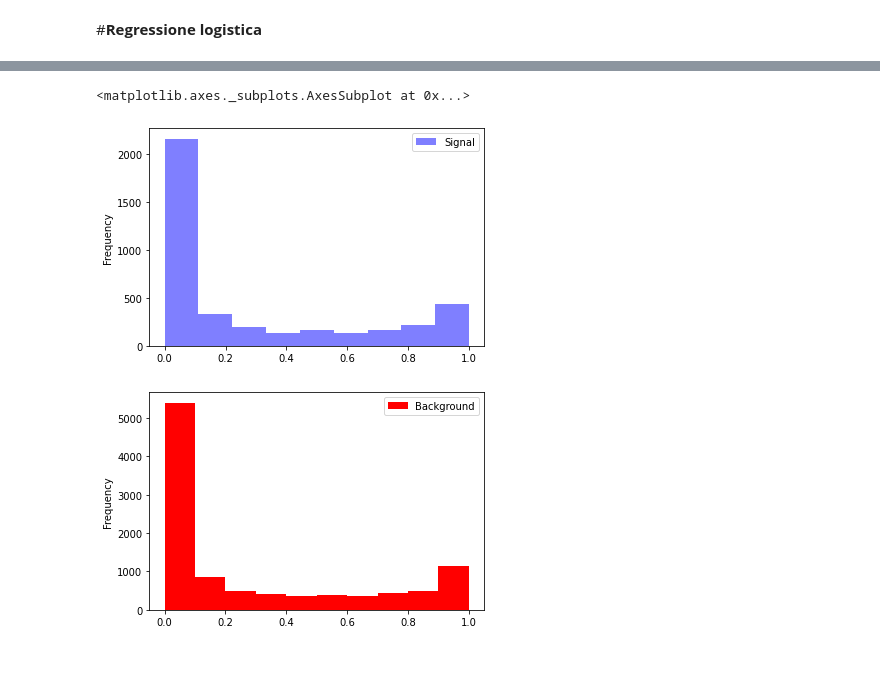
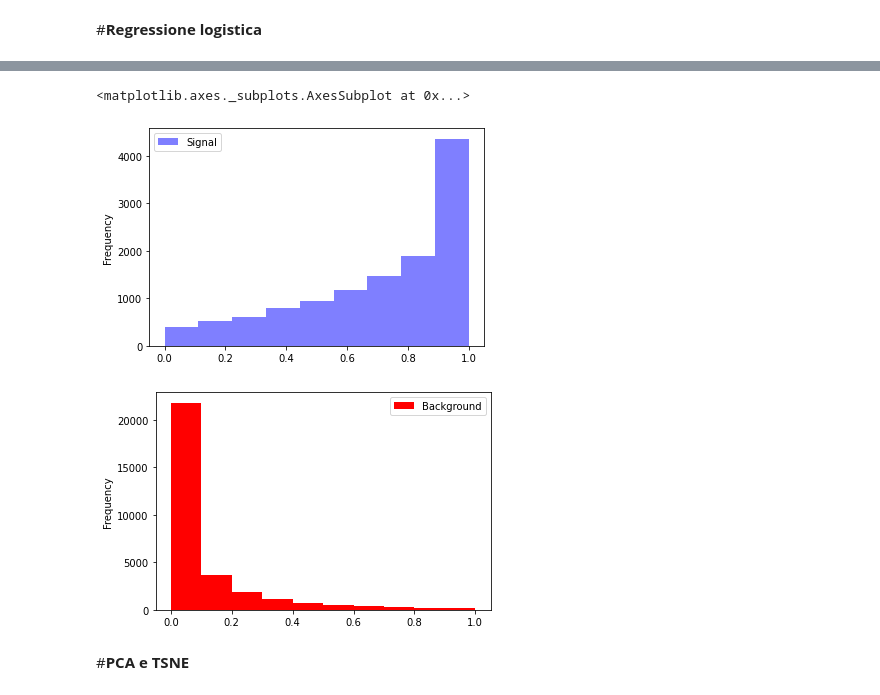
Before and after one commit to PaoDeV99/ML_Progetto1_G72, a Jupyter notebook: p1_g72_gboost.ipynb, the cells around one changed output, grey strips where cells are left out. Drawn from its saved outputs; the diff is of its cells as text; code cells hidden in the pictures; blank space fills up the shorter version.

```diff
--- a/p1_g72_gboost.ipynb
+++ b/p1_g72_gboost.ipynb
@@ -180,15 +185,16 @@ Confusion matrix:
 # %%
 # grafico delle probabilità delle due classi:
-logreg_prob = logreg.predict_proba(x_test)
-#Signal = df_test.iloc[:,0:1]
+y_test = pd.Series(y_test).values
+df_test_acc = pd.DataFrame({'PROB':logreg_prob[:,1]})
+df_test_acc['SIG'] = y_test
 
-df_test_acc = pd.DataFrame({'PROB':logreg_prob[:,1]})
-df_test_acc['SIG']=y_test
 df_test_acc_sig = df_test_acc.query('SIG==1')
 df_test_acc_bkg = df_test_acc.query('SIG==0')
 df_test_acc_sig.plot(kind='hist',y='PROB',color='blue',alpha=0.5,bins=np.linspace(0,1,10),label='Signal')
 df_test_acc_bkg.plot(kind='hist',y='PROB',color='red',label='Background')
 # %% [output]
 <matplotlib.axes._subplots.AxesSubplot at 0x...>
-[figure, old version]
+[figure, new version]
-[figure, old version]
+[figure, new version]
+# %% [markdown]
+#**PCA e TSNE**
```
Also changed, not shown: parts of 11 cells of this notebook.
